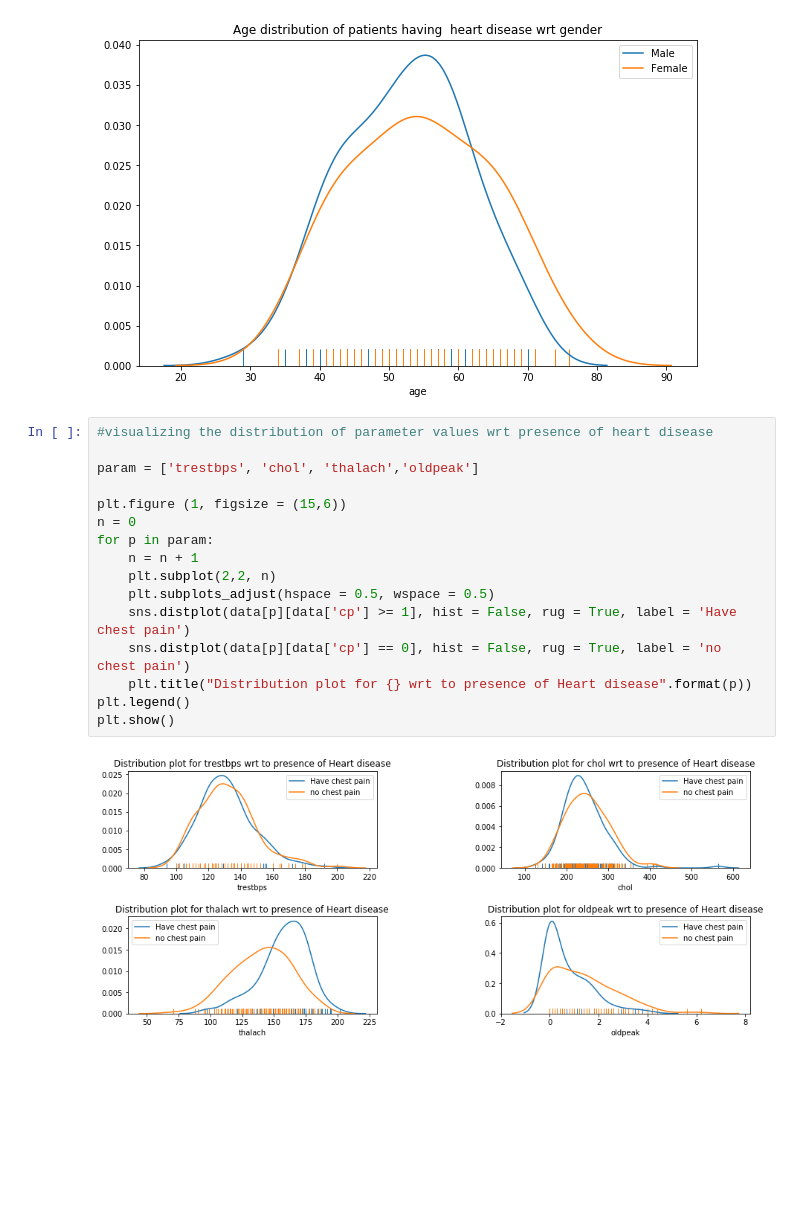
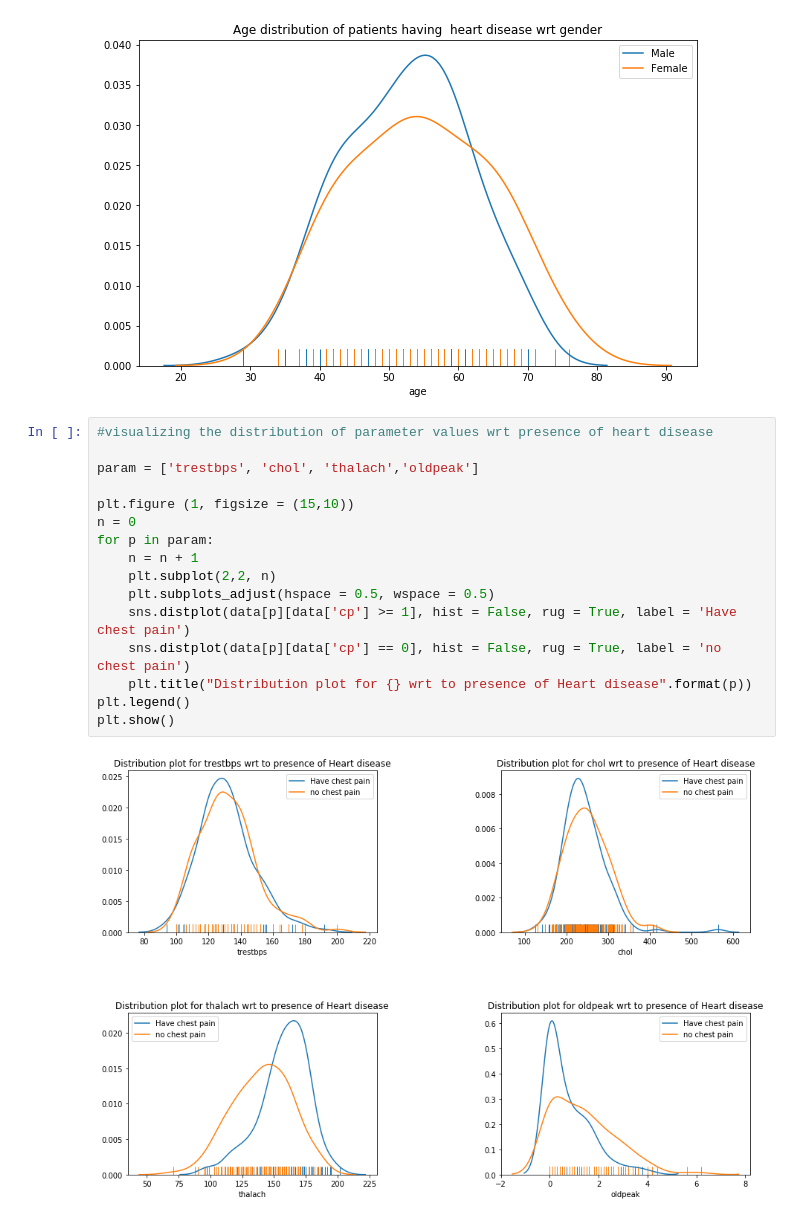
Before and after one commit to Shankhanil/Explaining-Heart-Diseases-Statistically, a Jupyter notebook: Explaining heart attacks.ipynb, the cells around one changed output. Cells and saved outputs as stored; diff of their text form; blank space fills up the shorter version.

```diff
--- a/Explaining heart attacks.ipynb
+++ b/Explaining heart attacks.ipynb
@@ -79,18 +79,18 @@ plt.show()
 # %%
 #visualizing the distribution of parameter values wrt presence of heart disease
 
 param = ['trestbps', 'chol', 'thalach','oldpeak']
 
-plt.figure (1, figsize = (15,6))
+plt.figure (1, figsize = (15,10))
 n = 0
 for p in param:
     n = n + 1
     plt.subplot(2,2, n)
     plt.subplots_adjust(hspace = 0.5, wspace = 0.5)
     sns.distplot(data[p][data['cp'] >= 1], hist = False, rug = True, label = 'Have chest pain')
     sns.distplot(data[p][data['cp'] == 0], hist = False, rug = True, label = 'no chest pain')
     plt.title("Distribution plot for {} wrt to presence of Heart disease".format(p))
 plt.legend()
 plt.show()
 # %% [output]
-[figure, old version]
+[figure, new version]
```
Also changed, not shown: parts of 2 cells of this notebook.
